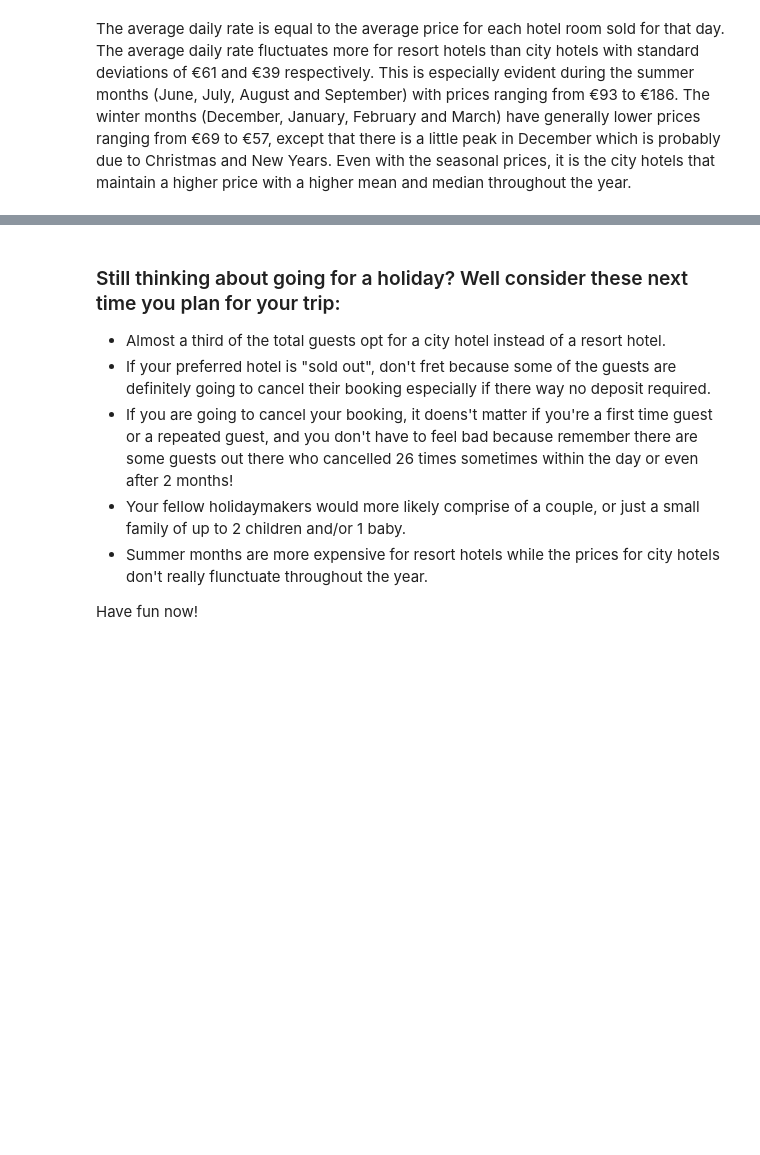
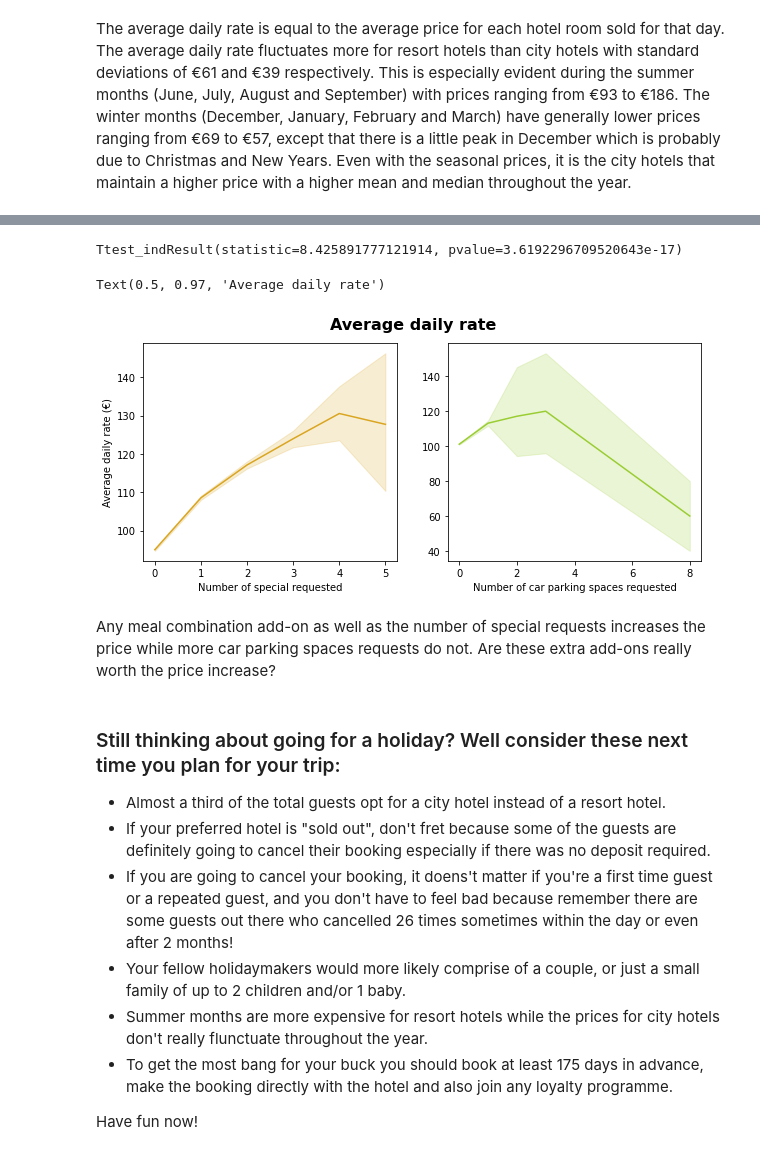
Before and after one commit to gracecmy/EDA-Hotel-Bookings, a Jupyter notebook: eda-hotel-bookings.ipynb, the cells around one changed output, grey strips where cells are left out. Drawn from its saved outputs; the diff is of its cells as text; code cells hidden in the pictures; blank space fills up the shorter version.

```diff
--- a/eda-hotel-bookings.ipynb
+++ b/eda-hotel-bookings.ipynb
@@ -659,9 +702,31 @@ The average daily rate is equal to the average price for each hotel room sold fo
+# %%
+a=df["adr"].loc[df["meal"]=="FB"].append(df["adr"].loc[df["meal"]=="HB"]).append(df["adr"].loc[df["meal"]=="BB"])
+b=df["adr"].loc[df["meal"]=="SC"]
+
+stats.ttest_ind(a,b)
+# %% [output]
+Ttest_indResult(statistic=8.425891777121914, pvalue=3.6192296709520643e-17)
+# %%
+fig,axes=plt.subplots(1,2,sharey=False,figsize=(10,4))
+sns.lineplot(x=df["total_of_special_requests"],y=df["adr"],color="goldenrod",ax=axes[0])
+sns.lineplot(x=df["required_car_parking_spaces"],y=df["adr"],color="yellowgreen",ax=axes[1])
+axes[0].set_xlabel("Number of special requested")
+axes[1].set_xlabel("Number of car parking spaces requested")
+axes[0].set_ylabel("Average daily rate (€)")
+axes[1].set_ylabel("")
+plt.suptitle("Average daily rate",fontweight="bold",fontsize=16,y=0.97)
+# %% [output]
+Text(0.5, 0.97, 'Average daily rate')
+[figure, added]
+# %% [markdown]
+Any meal combination add-on as well as the number of special requests increases the price while more car parking spaces requests do not. Are these extra add-ons really worth the price increase?
 # %% [markdown]
 ### Still thinking about going for a holiday? Well consider these next time you plan for your trip:
 * Almost a third of the total guests opt for a city hotel instead of a resort hotel.
-* If your preferred hotel is "sold out", don't fret because some of the guests are definitely going to cancel their booking especially if there way no deposit required.
+* If your preferred hotel is "sold out", don't fret because some of the guests are definitely going to cancel their booking especially if there was no deposit required.
 * If you are going to cancel your booking, it doens't matter if you're a first time guest or a repeated guest, and you don't have to feel bad because remember there are some guests out there who cancelled 26 times sometimes within the day or even after 2 months!
 * Your fellow holidaymakers would more likely comprise of a couple, or just a small family of up to 2 children and/or 1 baby.
 * Summer months are more expensive for resort hotels while the prices for city hotels don't really flunctuate throughout the year.
+* To get the most bang for your buck you should book at least 175 days in advance, make the booking directly with the hotel and also join any loyalty programme.
 
 Have fun now!
```
Also changed, not shown: parts of 10 cells of this notebook.
